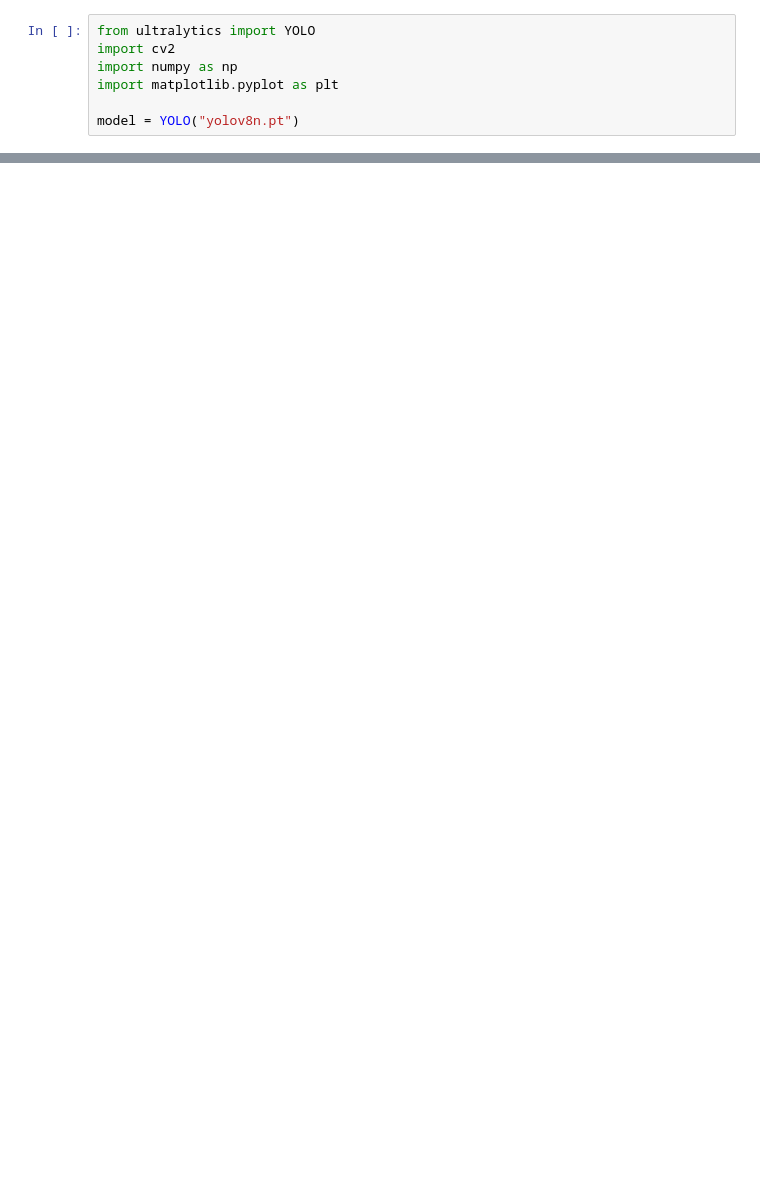
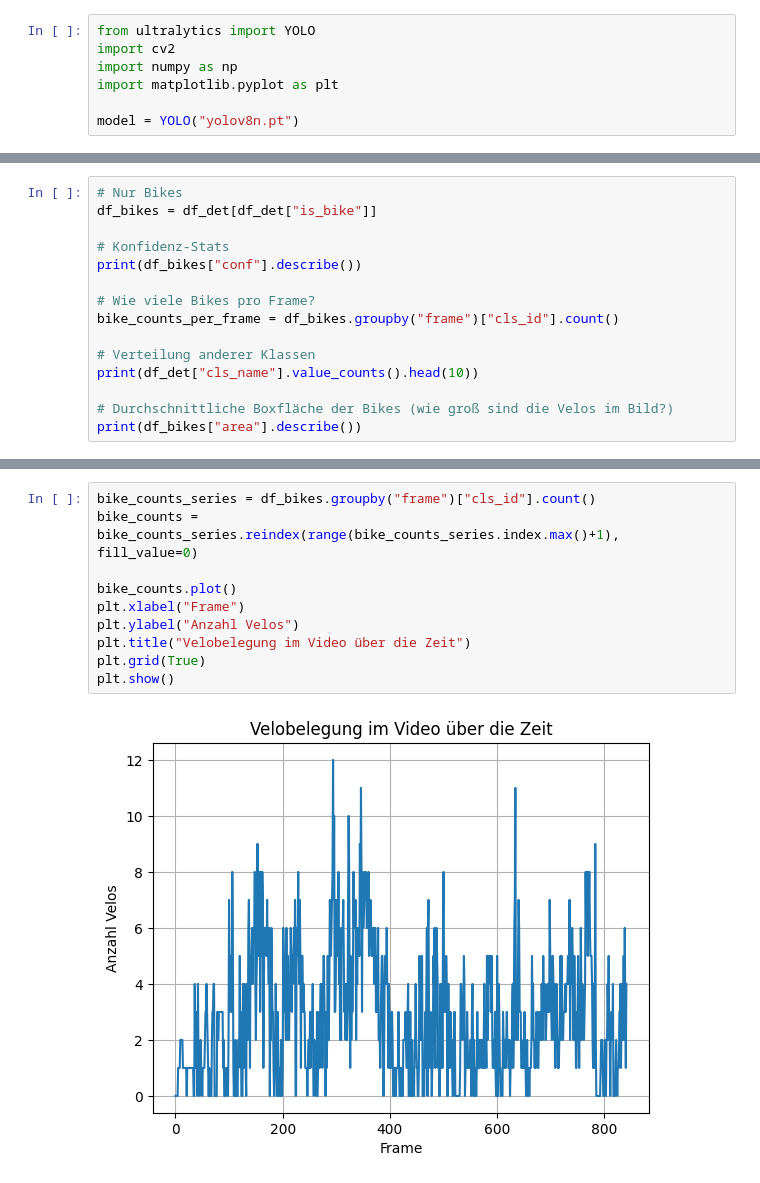
Before and after one commit to dominicwagenhofer/eds-ai-git, a Jupyter notebook: 01_yolo_velo_baseline.ipynb, the cells around one changed output, grey strips where cells are left out. Drawn from its saved outputs; the diff is of its cells as text; blank space fills up the shorter version.

```diff
--- a/01_yolo_velo_baseline.ipynb
+++ b/01_yolo_velo_baseline.ipynb
@@ -74,0 +180,15 @@ NameError: name 'frame_indices' is not defined
+# %%
+# Nur Bikes
+df_bikes = df_det[df_det["is_bike"]]
+
+# Konfidenz-Stats
+print(df_bikes["conf"].describe())
+
+# Wie viele Bikes pro Frame?
+bike_counts_per_frame = df_bikes.groupby("frame")["cls_id"].count()
+
+# Verteilung anderer Klassen
+print(df_det["cls_name"].value_counts().head(10))
+
+# Durchschnittliche Boxfläche der Bikes (wie groß sind die Velos im Bild?)
+print(df_bikes["area"].describe())
@@ -74,0 +213,12 @@ NameError: name 'frame_indices' is not defined
+# %%
+bike_counts_series = df_bikes.groupby("frame")["cls_id"].count()
+bike_counts = bike_counts_series.reindex(range(bike_counts_series.index.max()+1), fill_value=0)
+
+bike_counts.plot()
+plt.xlabel("Frame")
+plt.ylabel("Anzahl Velos")
+plt.title("Velobelegung im Video über die Zeit")
+plt.grid(True)
+plt.show()
+# %% [output]
+[figure, added]
```
Also changed, not shown: parts of 16 cells of this notebook, 10 other files.
